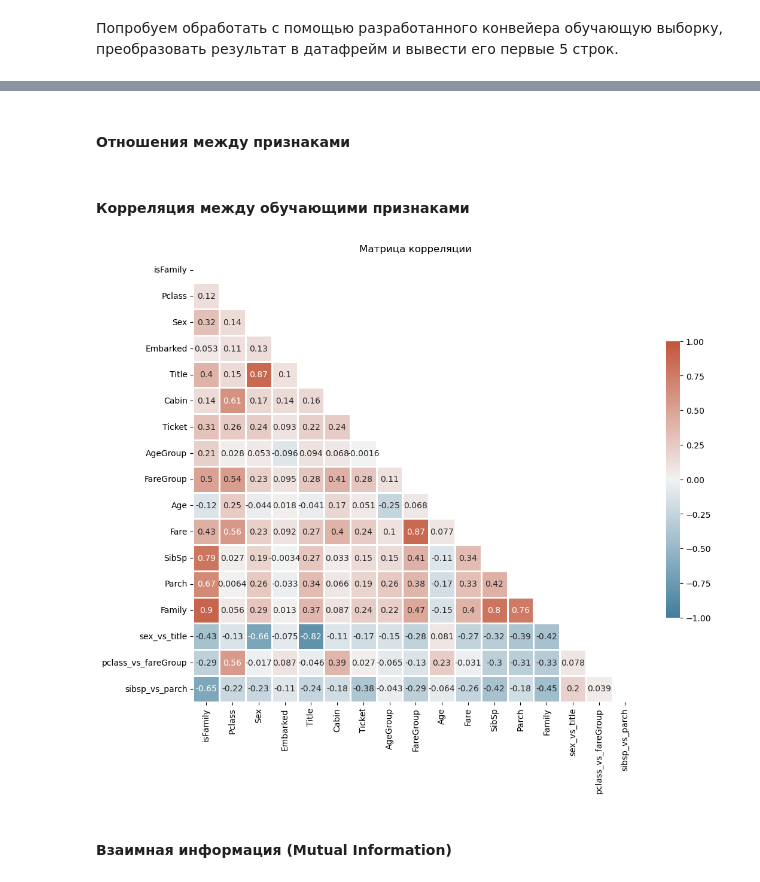
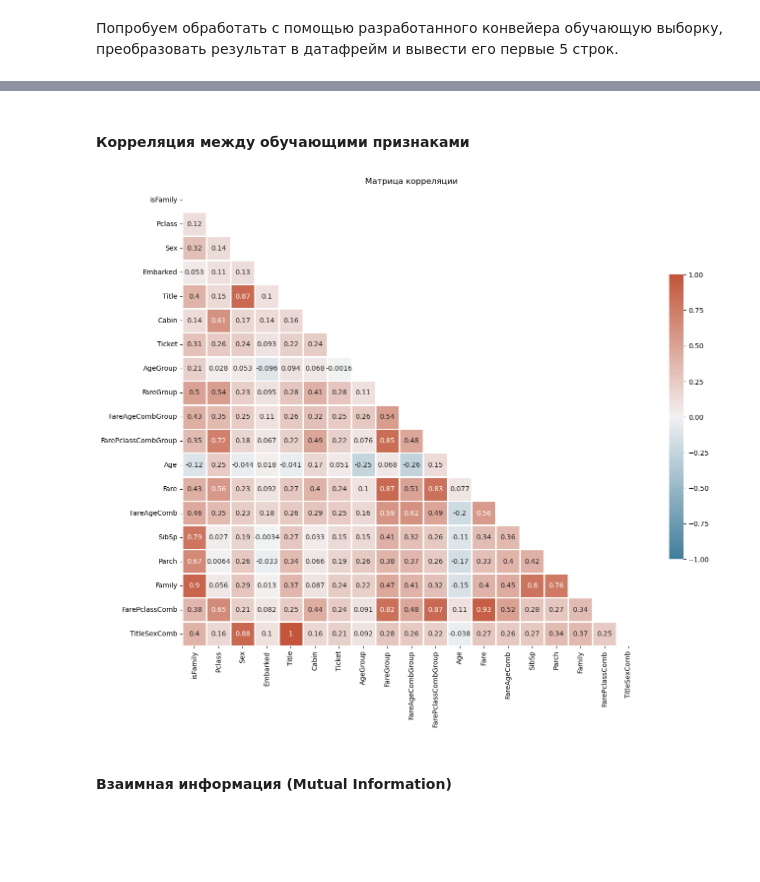
Before and after one commit to AlekseiBogachev/Titanic-Machine-Learning-from-Disaster, a Jupyter notebook: sources/Feature engineering.ipynb, the cells around one changed output, grey strips where cells are left out. Saved outputs shown, nothing was run; the diff lists cells and outputs as text; code cells hidden in the pictures; blank space fills up the shorter version.

```diff
--- a/sources/Feature engineering.ipynb
+++ b/sources/Feature engineering.ipynb
@@ -179,0 +206,9 @@ TicketEncoder = FunctionTransformer(func=encode_ticket)
+# %%
+# preprocessed_data['pclass_vs_fareGroup'] = preprocessed_data.Pclass / preprocessed_data.FareGroup
+def combine_fare_pclass(X, y=None):
+    data = X.copy()
+    data.loc[:, 'FarePclassComb'] = data.Fare / data.Pclass
+
+    return data
+
+CombFarePclass = FunctionTransformer(func=combine_fare_pclass)
@@ -188,6 +232,9 @@ data_prep_target_enc = Pipeline([
     ('family_adder', FamilyAdder),
     ('cabin_encoder', CabinEncoder),
     ('ticket_encoder', TicketEncoder),
+    ('title_sex_comb', CombTitleSex()),
+    ('FareAgeComb', CombFareAge),
+    ('FarePclassComb', CombFarePclass),
 
     ('col_selector', ColumnTransformer([
         ('drop', 'drop', ['PassengerId', 'Name']),
@@ -198,20 +245,20 @@ data_prep_target_enc = Pipeline([
                   ]),
          ['Pclass', 'Sex', 'Embarked', 'Title', 'Cabin', 'Ticket']
         ),
-        ('age_fare',
+        ('features_discr',
          Pipeline([
              ('imputer', SimpleImputer(strategy='median')),
              ('discretizer', KBinsDiscretizer(n_bins=4, encode='ordinal', strategy='quantile')),
-             ('encoder', TargetEncoder(cols=[0, 1])),
+             ('encoder', TargetEncoder(cols=[0, 1, 2])),
          ]),
-         ['Age', 'Fare']
+         ['Age', 'Fare', 'FareAgeComb', 'FarePclassComb']
         ),
         ('num_features',
          Pipeline([
              ('imputer', SimpleImputer(strategy='median')),
              ('scaler', StandardScaler()),
          ]),
-         ['Age', 'Fare', 'SibSp', 'Parch', 'Family']
+         ['Age', 'Fare', 'FareAgeComb', 'SibSp', 'Parch', 'Family', 'FarePclassComb']
         ),
     ], remainder='passthrough')
     ),
@@ -228,12 +275,13 @@ cols = [
     'Cabin',
     'Ticket',
     'AgeGroup',
-    'FareGroup', 'Age', 'Fare',
+    'FareGroup', 'FareAgeCombGroup', 'FarePclassCombGroup', 'Age', 'Fare', 'FareAgeComb',
     'SibSp',
     'Parch',
-    'Family'
+    'Family', 'FarePclassComb',
+    'TitleSexComb',
 ]
 
-preprocessed_data = pd.DataFrame(data_prep_target_enc.fit_transform(X_train, y_train), columns=cols)
+preprocessed_data = pd.DataFrame(data_prep_target_enc.fit_transform(X=X_train, y=y_train), columns=cols)
 preprocessed_data.head()
 # %% [output]
@@ -246,16 +294,9 @@ preprocessed_data.head()
-# %% [markdown]
-#### Отношения между признаками
-# %%
-preprocessed_data['sex_vs_title'] = preprocessed_data.Sex / preprocessed_data.Title
-preprocessed_data['pclass_vs_fareGroup'] = preprocessed_data.Pclass / preprocessed_data.FareGroup
-
-preprocessed_data['sibsp_vs_parch'] = preprocessed_data.SibSp / preprocessed_data.Parch
 # %% [markdown]
 #### Корреляция между обучающими признаками
 # %%
-plot_corr_matrix(preprocessed_data, vmin=-1, vmax=1, size=(12, 12), method='kendall')
+plot_corr_matrix(preprocessed_data, vmin=-1, vmax=1, size=(15, 15), method='kendall')
 # %% [output]
-[figure, old version]
+[figure, new version]
 # %% [markdown]
 #### Взаимная информация (Mutual Information)
 # %%
```
Also changed, not shown: parts of 8 cells of this notebook.
